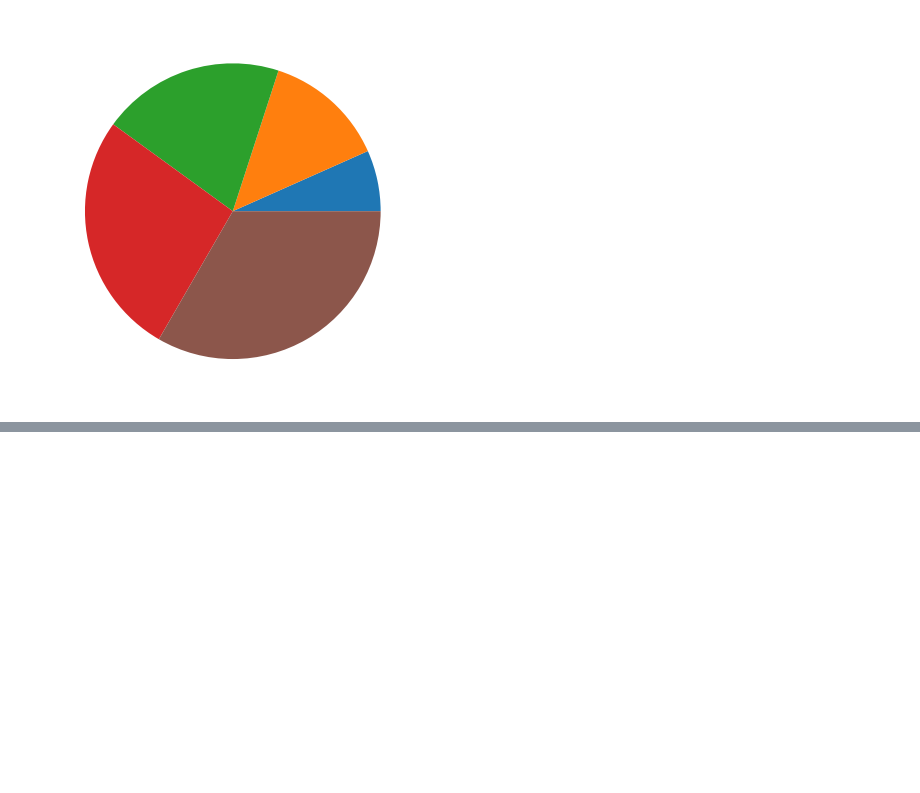
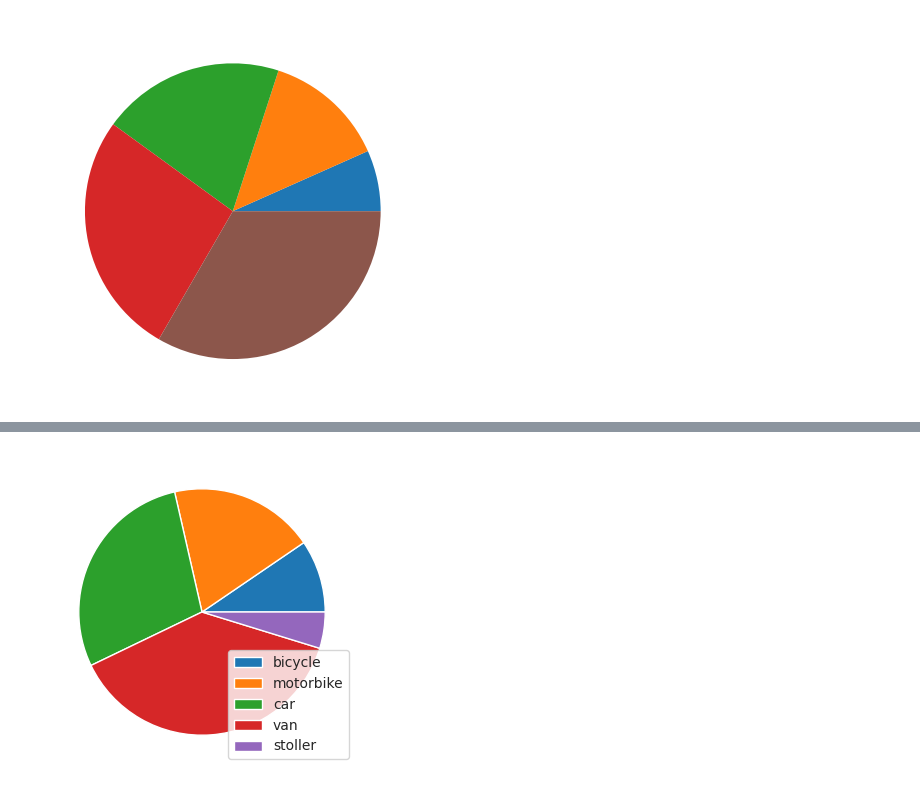
Before and after one commit to venkat56vanaparthi/data_science, a Jupyter notebook: data_visualization.ipynb, the cells around one changed output, grey strips where cells are left out. Drawn from its saved outputs; the diff is of its cells as text; code cells hidden in the pictures; blank space fills up the shorter version.

```diff
--- a/data_visualization.ipynb
+++ b/data_visualization.ipynb
@@ -366,0 +418,6 @@ plt.plot(x1, y1, marker='+', mew=15)
+# %%
+plt.pie(z)
+plt.legend(veh_type, loc='best')
+plt.show()
+# %% [output]
+[figure, added]
```
Also changed, not shown: parts of 20 cells of this notebook.
